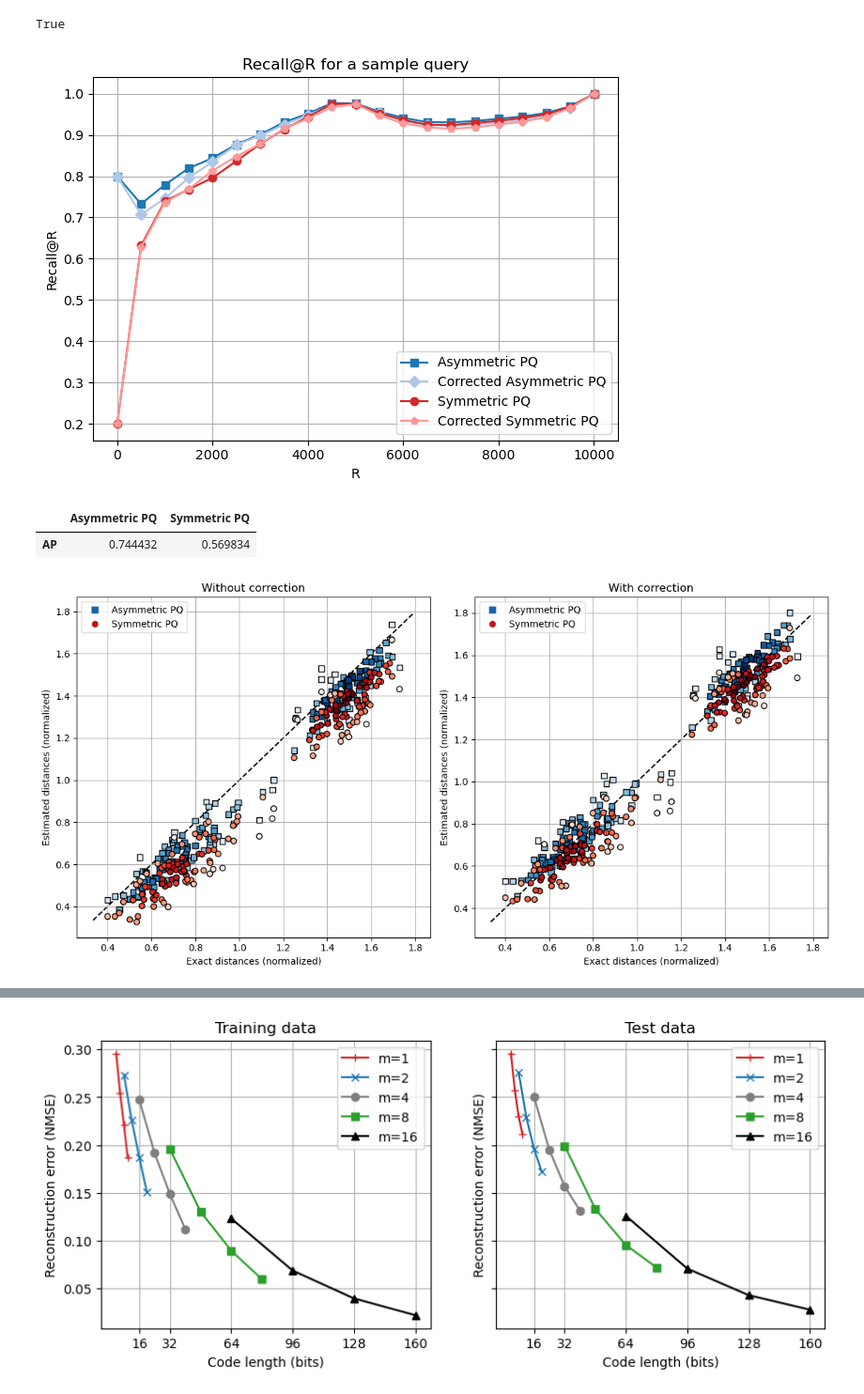
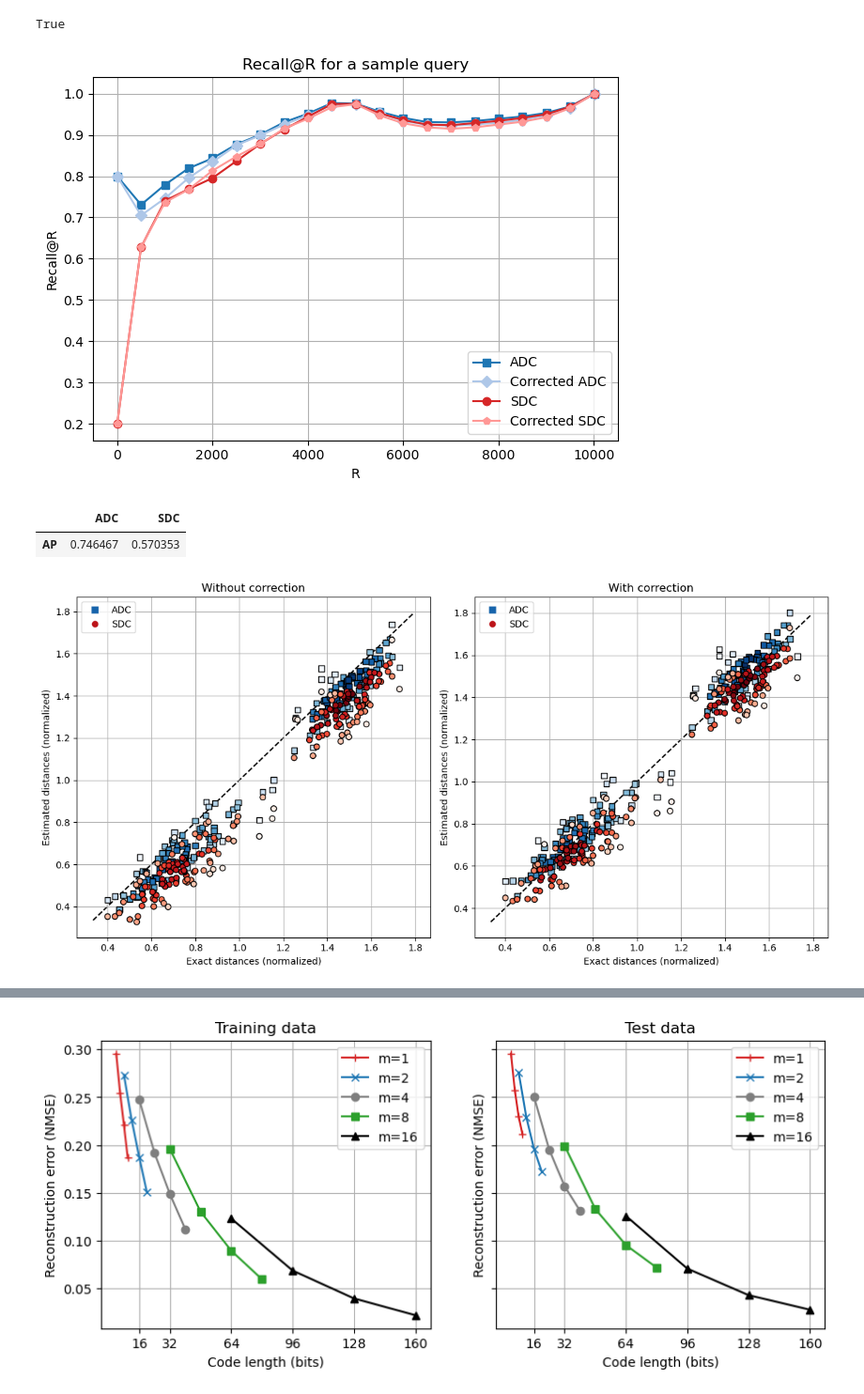
Before and after one commit to iretes/IR-proj, a Jupyter notebook: experiments.ipynb, the cells around one changed output, grey strips where cells are left out. Shown at 94% size. Cells and saved outputs as stored; diff of their text form; code cells hidden in the pictures.

```diff
--- a/experiments.ipynb
+++ b/experiments.ipynb
@@ -145,35 +242,35 @@ np.all(gt[0][:100]==exact_ranking[:100])
 # %% [output]
 True
 # %%
-recalls = {"Asymmetric PQ": [], "Corrected Asymmetric PQ": [], "Symmetric PQ": [], "Corrected Symmetric PQ": []}
+recalls = {"ADC": [], "Corrected ADC": [], "SDC": [], "Corrected SDC": []}
 step = 500 if DATASET == "siftsmall" else 100000
 rs = range(5, search_data.shape[0] + step, step)
 for r in rs:
-    recalls["Asymmetric PQ"].append(recall_at_r(asym_ranking, exact_ranking, r))
-    recalls["Corrected Asymmetric PQ"].append(recall_at_r(asym_corr_ranking, exact_ranking, r))
-    recalls["Symmetric PQ"].append(recall_at_r(sym_ranking, exact_ranking, r))
-    recalls["Corrected Symmetric PQ"].append(recall_at_r(sym_corr_ranking, exact_ranking, r))
+    recalls["ADC"].append(recall_at_r(asym_ranking, exact_ranking, r))
+    recalls["Corrected ADC"].append(recall_at_r(asym_corr_ranking, exact_ranking, r))
+    recalls["SDC"].append(recall_at_r(sym_ranking, exact_ranking, r))
+    recalls["Corrected SDC"].append(recall_at_r(sym_corr_ranking, exact_ranking, r))
 
-plt.plot(rs, recalls["Asymmetric PQ"], '-s', label="Asymmetric PQ", color=matplotlib.colormaps["tab20"](0))
-plt.plot(rs, recalls["Corrected Asymmetric PQ"], '-D', label="Corrected Asymmetric PQ", color=matplotlib.colormaps["tab20"](1))
-plt.plot(rs, recalls["Symmetric PQ"], '-o', label="Symmetric PQ", color=matplotlib.colormaps["tab20"](6))
-plt.plot(rs, recalls["Corrected Symmetric PQ"], '-p', label="Corrected Symmetric PQ", color=matplotlib.colormaps["tab20"](7))
+plt.plot(rs, recalls["ADC"], '-s', label="ADC", color=matplotlib.colormaps["tab20"](0))
+plt.plot(rs, recalls["Corrected ADC"], '-D', label="Corrected ADC", color=matplotlib.colormaps["tab20"](1))
+plt.plot(rs, recalls["SDC"], '-o', label="SDC", color=matplotlib.colormaps["tab20"](6))
+plt.plot(rs, recalls["Corrected SDC"], '-p', label="Corrected SDC", color=matplotlib.colormaps["tab20"](7))
 plt.xlabel('R')
 plt.ylabel('Recall@R')
 plt.title('Recall@R for a sample query')
 plt.grid(zorder=0)
 plt.tight_layout()
 plt.legend();
 # %% [output]
-[figure, old version]
+[figure, new version]
 # %%
 APs = {}
-APs["Asymmetric PQ"] = AP(asym_ranking[:50], exact_ranking[:50])
-APs["Symmetric PQ"] = AP(sym_ranking[:50], exact_ranking[:50])
+APs["ADC"] = AP(asym_ranking[:50], exact_ranking[:50])
+APs["SDC"] = AP(sym_ranking[:50], exact_ranking[:50])
 pd.DataFrame(APs, index=["AP"])
 # %% [output]
-|  | Asymmetric PQ | Symmetric PQ |
-| AP | 0.744432 | 0.569834 |
+|  | ADC | SDC |
+| AP | 0.746467 | 0.570353 |
 # %%
 def plot_exact_vs_estimated(axs, exact_dists, asym_pq_dists, sym_pq_dists, query):
     query_snorm = np.sum(np.square(query))
@@ -187,7 +284,7 @@ def plot_exact_vs_estimated(axs, exact_dists, asym_pq_dists, sym_pq_dists, query
         exact_dists,
         asym_pq_dists,
         c=kernel_asym,
-        cmap="Blues", edgecolor='black', label="Asymmetric PQ",
+        cmap="Blues", edgecolor='black', label="ADC",
         zorder=2, marker='s')
 
     xy_sym = np.vstack([exact_dists, sym_pq_dists])
@@ -196,7 +293,7 @@ def plot_exact_vs_estimated(axs, exact_dists, asym_pq_dists, sym_pq_dists, query
         exact_dists,
         sym_pq_dists,
         c=kernel_sym,
-        cmap="Reds", edgecolor='black', label="Symmetric PQ",
+        cmap="Reds", edgecolor='black', label="SDC",
         zorder=2, marker='o')
 
     axs.set_xlabel("Exact distances (normalized)")
@@ -205,9 +302,9 @@ def plot_exact_vs_estimated(axs, exact_dists, asym_pq_dists, sym_pq_dists, query
     axs.plot(xpoints, xpoints, linestyle='--', color='black', zorder=1)
     axs.grid(zorder=0)
     legend_elements = [
-        Line2D([0], [0], marker='s', color='w', label='Asymmetric PQ', markersize=8,
+        Line2D([0], [0], marker='s', color='w', label='ADC', markersize=8,
             markerfacecolor=matplotlib.colormaps['Blues'](0.8)),
-        Line2D([0], [0], marker='o', color='w', label='Symmetric PQ', markersize=8,
+        Line2D([0], [0], marker='o', color='w', label='SDC', markersize=8,
             markerfacecolor=matplotlib.colormaps['Reds'](0.8))
     ] # TODO: white border is missing
     axs.legend(handles=legend_elements);
@@ -221,7 +318,7 @@ plot_exact_vs_estimated(axs[1], exact_dists[sample], asym_pq_corr_dists[sample],
 axs[1].set_title("With correction");
 plt.tight_layout()
 # %% [output]
-[figure, old version]
+[figure, new version]
 # %%
 asym_diffs = np.zeros((search_data.shape[0]*queries.shape[0]))
 asym_diffs_corr = np.zeros((search_data.shape[0]*queries.shape[0]))
```
Also changed, not shown: parts of 41 cells of this notebook, 1 other file.
